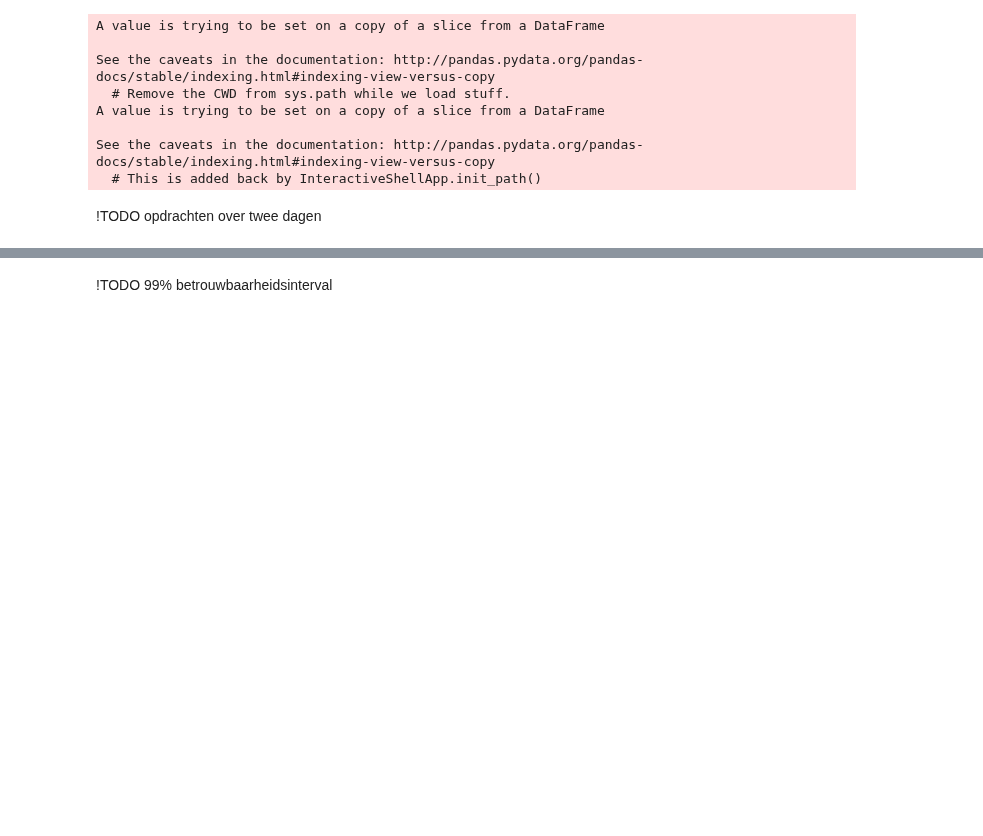
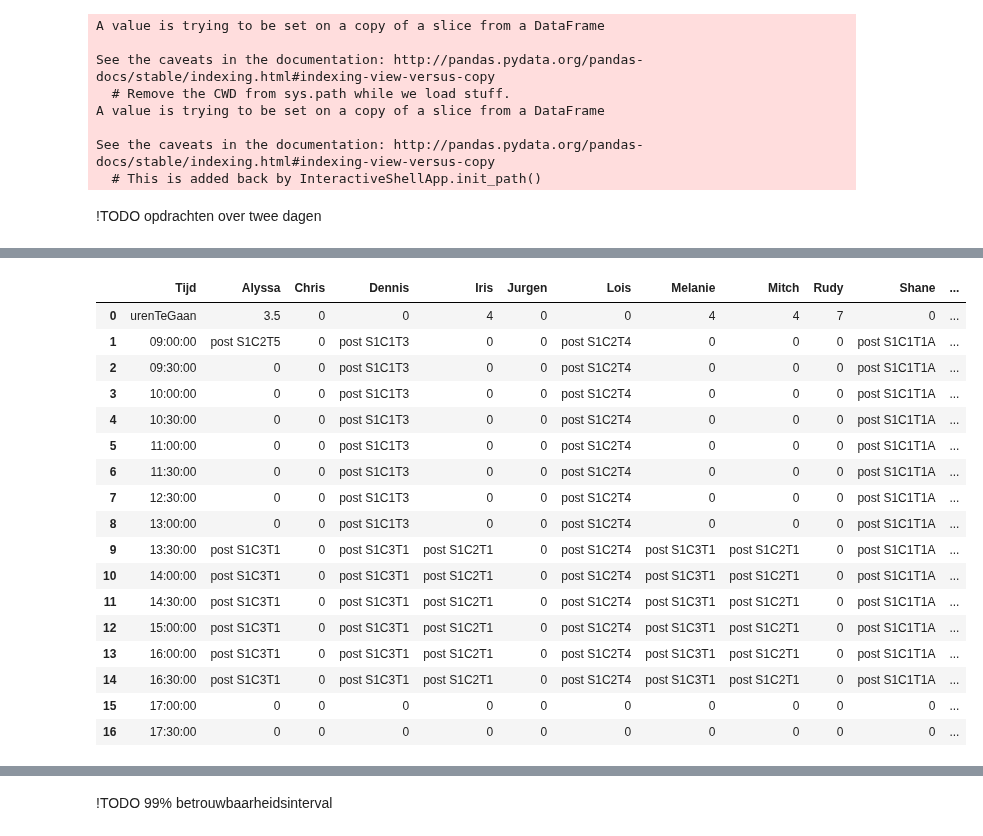
Before and after one commit to Robbertvld/Modelleren, a Jupyter notebook: Verslag.ipynb, the cells around one changed output, grey strips where cells are left out. Saved outputs shown, nothing was run; the diff lists cells and outputs as text; code cells hidden in the pictures; blank space fills up the shorter version.

Commit message:
het klopt nog niet helemaal

```diff
--- a/Verslag.ipynb
+++ b/Verslag.ipynb
@@ -33,7 +33,7 @@ Hieronder worden de verschillende tabbladen ingelezen en toegekent aan een dataf
 Verdere bewerkingen op de data worden gedaan in dit document.
 # %%
 # CONSTANTE
-SPRINT = 'S2'
+SPRINT = 'S1'
 
 
 # ik weet niet hoe vaak deze nog wordt gebruikt.
@@ -90,7 +90,7 @@ dfKalenderRoom = pickle.loads(pickle.dumps(dfKalenderCrew)) # het maken van een
 # pickle.dump(dfSprint, filehandler)
 # %%
 # het lezen van dfSprint, met meerdere keren runnen een heel stuk sneller
-filehandler = open('dfSprint2_begin.obj', 'rb')
+filehandler = open('dfSprint1_begin.obj', 'rb')
 dfSprint = pickle.load(filehandler)
 # %%
 dfSprint = dfSprint.sort_values(['AantalMogelijkheden'], ascending= [False])
@@ -170,7 +170,13 @@ def InplannenAdd(taskdf, dfKalenderCrew, dfKalenderRoom, dfSprint, dfAdd, prep =
         crewlijst.extend([20]*(6-minCrew))
 
     elif ((len(taskdf.AdditionalReq) > 5) & (len(taskdf.AdditionalReq) < 8)):
-        crewlijst = dfSprint[dfSprint.Task == taskdf.AdditionalReq].iloc[0,:].Crew
+        try:
+            crewlijst = dfSprint[dfSprint.Task == taskdf.AdditionalReq].iloc[0,:].Crew
+        except:
+            filehandler = open('dfSprint1_eind.obj', 'rb') # Moet worden verandert met de sprint
+            dfSprintVorig = pickle.load(filehandler)
+            crewlijst = dfSprintVorig[dfSprintVorig.Task == taskdf.AdditionalReq].iloc[0,:].Crew
+
     elif (len(taskdf.AdditionalReq) > 8 ):
         taskA = taskdf.AdditionalReq[0:7]
         taskB = taskdf.AdditionalReq[-7:]
@@ -198,6 +204,7 @@ def InplannenAdd(taskdf, dfKalenderCrew, dfKalenderRoom, dfSprint, dfAdd, prep =
     elif (int(taskdf['People.3'])==int(aantalCrew)):
         kolom = 3
 
+ # tot en met hier klopt de functie
     lijstVrijeUren = [0]*16
     controle = True
     dagIndexKopie = dagIndex
@@ -217,13 +224,14 @@ def InplannenAdd(taskdf, dfKalenderCrew, dfKalenderRoom, dfSprint, dfAdd, prep =
                     break
                 lijstVrijeUren = Hulpfuncties.CombinatieLijst(dfKalenderCrew.iloc[dagIndexKopie,:].DagRooster.dfRooster.iloc[1:,i+1].tolist(), lijstVrijeUren) # voor iedere op hetzelfde moment
 
-            if (Hulpfuncties.contains([0], lijstVrijeUren) != False) & controle:
+            if ((Hulpfuncties.contains([0], lijstVrijeUren) != False) & controle):
                 rijbegin , rijeind = Hulpfuncties.contains([0], lijstVrijeUren)
 
                 kamerGevonden = False
 
                 kamers = Hulpfuncties.ZoekKamers(taskdf.iloc[14:20], dfAdd)
 
+                ## hier nog even naar kijken of het klopt dat er niet naar rijeind en begin wordt gekeken !TODO
                 for kamer in kamers:
                     if (Hulpfuncties.contains([0], dfKalenderRoom.iloc[dagIndexKopie,:].DagRooster.dfRooster[kamer].iloc[1:].tolist()) != False):
 
@@ -240,19 +248,22 @@ def InplannenAdd(taskdf, dfKalenderCrew, dfKalenderRoom, dfSprint, dfAdd, prep =
                         if i == 20:
                             break
 
-                        if inplannen:
-                            dfKalenderCrew.iloc[dagIndexKopie,:].DagRooster.dfRooster.iloc[rijbegin+1:rijeind+2,i+1] = taskdf.Task
-                            dfKalenderCrew.iloc[dagIndexKopie,:].DagRooster.dfRooster.iloc[0,i+1] = dfKalenderCrew.iloc[dagIndexKopie,:].DagRooster.dfRooster.iloc[0,i+1] - float(0.5)
+                        dfKalenderCrew.iloc[dagIndexKopie,:].DagRooster.dfRooster.iloc[rijbegin+1:rijeind+2,i+1] = taskdf.Task
+                        dfKalenderCrew.iloc[dagIndexKopie,:].DagRooster.dfRooster.iloc[0,i+1] = dfKalenderCrew.iloc[dagIndexKopie,:].DagRooster.dfRooster.iloc[0,i+1] - float(0.5)
 
     #                     print(taskdf)
                         dfAdd.at[dfAdd.index[dfAdd['Task'] == taskdf.Task].tolist()[0], 'Crew'] = crewlijst
                         halfuur +=1
 
-                        if (halfuur == (int(round(taskdf[str("DurationExp." + str(kolom))]*2))-1)):
+                        if (halfuur == (int(round(taskdf[str("DurationExp." + str(kolom))]*2)))):
+
+                            dfAdd.loc[dfAdd['Task'] == taskdf.Task, 'Voltooid'] = True
+                            print(str(taskdf.Task) + "is daadwerkelijk ingepland")
+
                             if inplannen:
-                                dfAdd.loc[dfAdd['Task'] == taskdf.Task, 'Voltooid'] = True
-                                print(str(taskdf.Task) + "is daadwerkelijk ingepland")
-                            return [True, dfKalenderCrew, dfKalenderRoom, dfAdd]
+                                return [True, dfKalenderCrew, dfKalenderRoom, dfAdd]
+                            else:
+                                return [True, dfTempCrew, dfTempRoom, dfTempAdd]
 
             else:
 
@@ -452,0 +495,21 @@ dfSprintAddpost.iloc[:,[0,20,21,22,23,27,28,31,32,33,34]]
+# %%
+dfKalenderCrew.iloc[45,:].DagRooster.dfRooster
+# %% [output]
+|  | Tijd | Alyssa | Chris | Dennis | Iris | Jurgen | Lois | Melanie | Mitch | Rudy | Shane | ... |
+| 0 | urenTeGaan | 3.5 | 0 | 0 | 4 | 0 | 0 | 4 | 4 | 7 | 0 | ... |
+| 1 | 09:00:00 | post S1C2T5 | 0 | post S1C1T3 | 0 | 0 | post S1C2T4 | 0 | 0 | 0 | post S1C1T1A | ... |
+| 2 | 09:30:00 | 0 | 0 | post S1C1T3 | 0 | 0 | post S1C2T4 | 0 | 0 | 0 | post S1C1T1A | ... |
+| 3 | 10:00:00 | 0 | 0 | post S1C1T3 | 0 | 0 | post S1C2T4 | 0 | 0 | 0 | post S1C1T1A | ... |
+| 4 | 10:30:00 | 0 | 0 | post S1C1T3 | 0 | 0 | post S1C2T4 | 0 | 0 | 0 | post S1C1T1A | ... |
+| 5 | 11:00:00 | 0 | 0 | post S1C1T3 | 0 | 0 | post S1C2T4 | 0 | 0 | 0 | post S1C1T1A | ... |
+| 6 | 11:30:00 | 0 | 0 | post S1C1T3 | 0 | 0 | post S1C2T4 | 0 | 0 | 0 | post S1C1T1A | ... |
+| 7 | 12:30:00 | 0 | 0 | post S1C1T3 | 0 | 0 | post S1C2T4 | 0 | 0 | 0 | post S1C1T1A | ... |
+| 8 | 13:00:00 | 0 | 0 | post S1C1T3 | 0 | 0 | post S1C2T4 | 0 | 0 | 0 | post S1C1T1A | ... |
+| 9 | 13:30:00 | post S1C3T1 | 0 | post S1C3T1 | post S1C2T1 | 0 | post S1C2T4 | post S1C3T1 | post S1C2T1 | 0 | post S1C1T1A | ... |
+| 10 | 14:00:00 | post S1C3T1 | 0 | post S1C3T1 | post S1C2T1 | 0 | post S1C2T4 | post S1C3T1 | post S1C2T1 | 0 | post S1C1T1A | ... |
+| 11 | 14:30:00 | post S1C3T1 | 0 | post S1C3T1 | post S1C2T1 | 0 | post S1C2T4 | post S1C3T1 | post S1C2T1 | 0 | post S1C1T1A | ... |
+| 12 | 15:00:00 | post S1C3T1 | 0 | post S1C3T1 | post S1C2T1 | 0 | post S1C2T4 | post S1C3T1 | post S1C2T1 | 0 | post S1C1T1A | ... |
+| 13 | 16:00:00 | post S1C3T1 | 0 | post S1C3T1 | post S1C2T1 | 0 | post S1C2T4 | post S1C3T1 | post S1C2T1 | 0 | post S1C1T1A | ... |
+| 14 | 16:30:00 | post S1C3T1 | 0 | post S1C3T1 | post S1C2T1 | 0 | post S1C2T4 | post S1C3T1 | post S1C2T1 | 0 | post S1C1T1A | ... |
+| 15 | 17:00:00 | 0 | 0 | 0 | 0 | 0 | 0 | 0 | 0 | 0 | 0 | ... |
+| 16 | 17:30:00 | 0 | 0 | 0 | 0 | 0 | 0 | 0 | 0 | 0 | 0 | ... |
```
Also changed, not shown: parts of 20 cells of this notebook, 29 other files.
